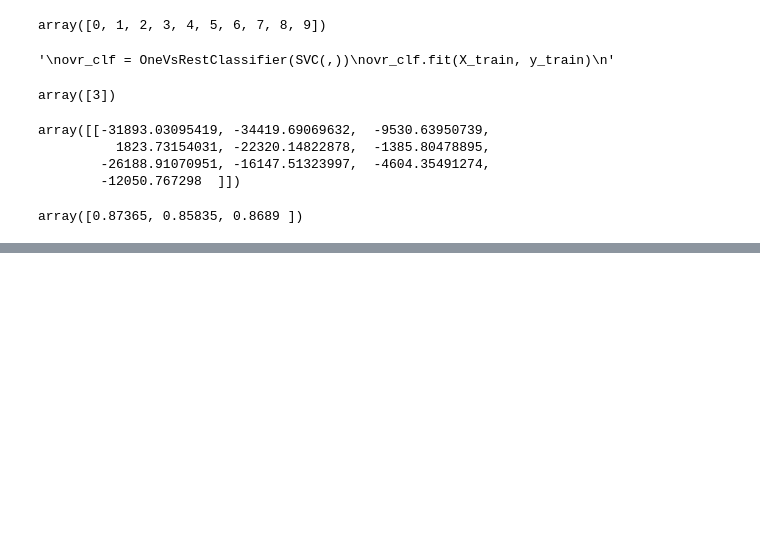
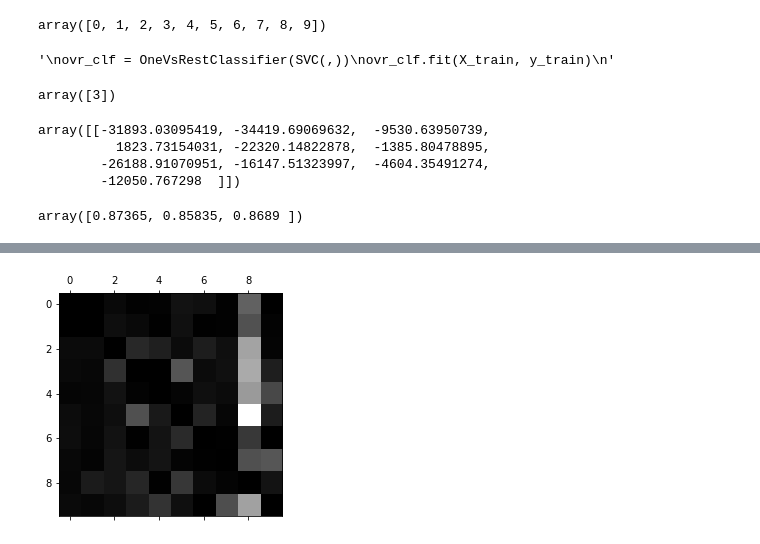
Before and after one commit to ceao1/handson_ml, a Jupyter notebook: mnist.ipynb, the cells around one changed output, grey strips where cells are left out. Drawn from its saved outputs; the diff is of its cells as text; code cells hidden in the pictures; blank space fills up the shorter version.

```diff
--- a/mnist.ipynb
+++ b/mnist.ipynb
@@ -273,0 +311,6 @@ array([0.87365, 0.85835, 0.8689 ])
+# %%
+np.fill_diagonal(norm_conf_mx, 0)
+plt.matshow(norm_conf_mx, cmap=plt.cm.gray)
+plt.show()
+# %% [output]
+[figure, added]
```
Also changed, not shown: parts of 7 cells of this notebook.
